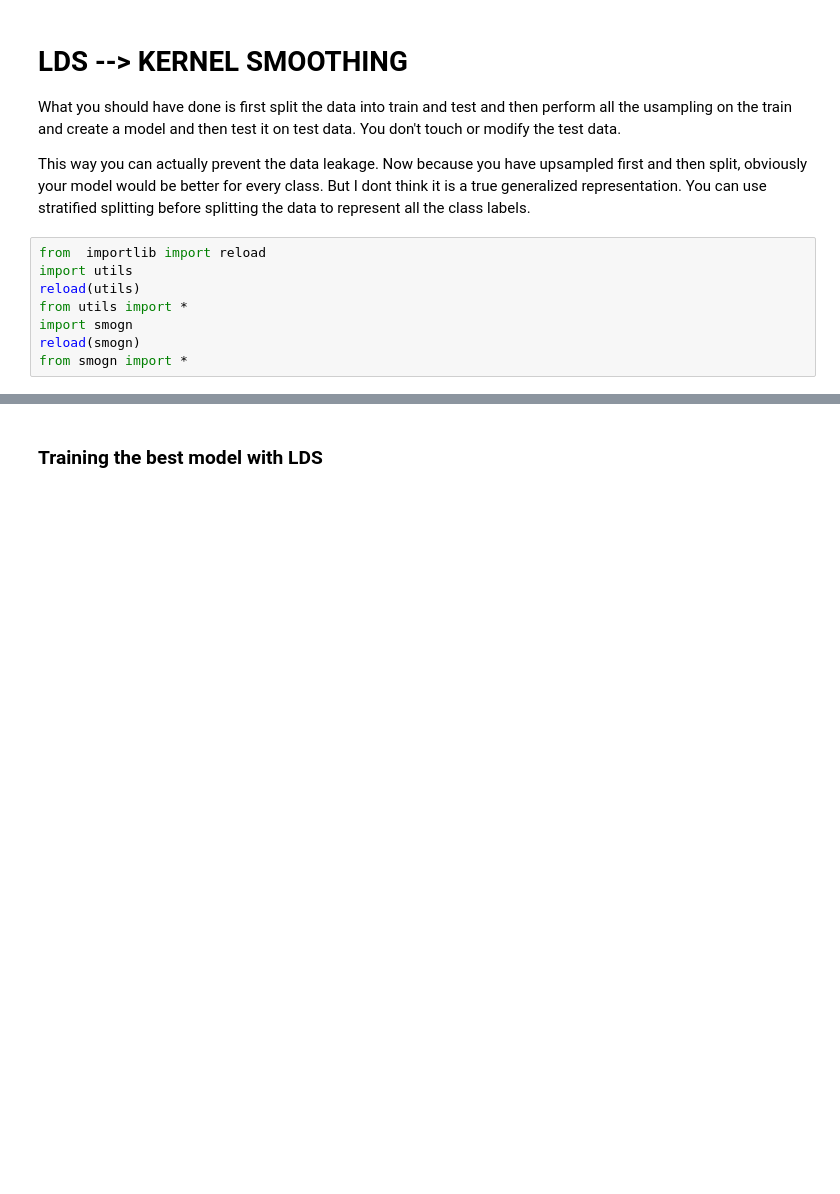
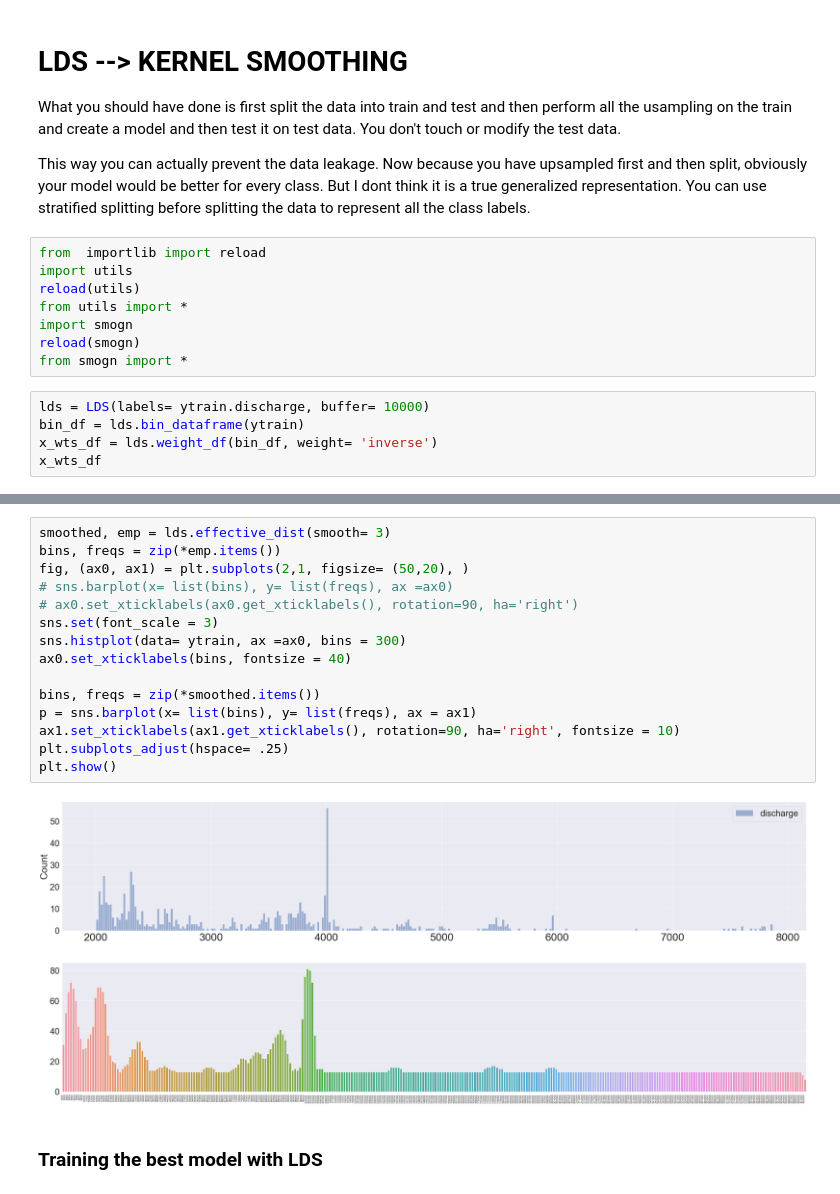
Before and after one commit to Kamal-Eldin/Logistics_transshipment, a Jupyter notebook: testing_2.ipynb, the cells around one changed output, grey strips where cells are left out. Cells and saved outputs as stored; diff of their text form; blank space fills up the shorter version.

```diff
--- a/testing_2.ipynb
+++ b/testing_2.ipynb
@@ -497,3 +505,8 @@ from utils import *
 import smogn
 reload(smogn)
 from smogn import *
+# %%
+lds = LDS(labels= ytrain.discharge, buffer= 10000)
+bin_df = lds.bin_dataframe(ytrain)
+x_wts_df = lds.weight_df(bin_df, weight= 'inverse')
+x_wts_df
@@ -500,3 +527,20 @@ from smogn import *
+# %%
+smoothed, emp = lds.effective_dist(smooth= 3)
+bins, freqs = zip(*emp.items())
+fig, (ax0, ax1) = plt.subplots(2,1, figsize= (50,20), )
+# sns.barplot(x= list(bins), y= list(freqs), ax =ax0)
+# ax0.set_xticklabels(ax0.get_xticklabels(), rotation=90, ha='right')
+sns.set(font_scale = 3)
+sns.histplot(data= ytrain, ax =ax0, bins = 300)
+ax0.set_xticklabels(bins, fontsize = 40)
+
+bins, freqs = zip(*smoothed.items())
+p = sns.barplot(x= list(bins), y= list(freqs), ax = ax1)
+ax1.set_xticklabels(ax1.get_xticklabels(), rotation=90, ha='right', fontsize = 10)
+plt.subplots_adjust(hspace= .25)
+plt.show()
+# %% [output]
+[figure, added]
 # %% [markdown]
 ### Training the best model with LDS
 # %%
```
Also changed, not shown: parts of 5 cells of this notebook, 6 other files.
